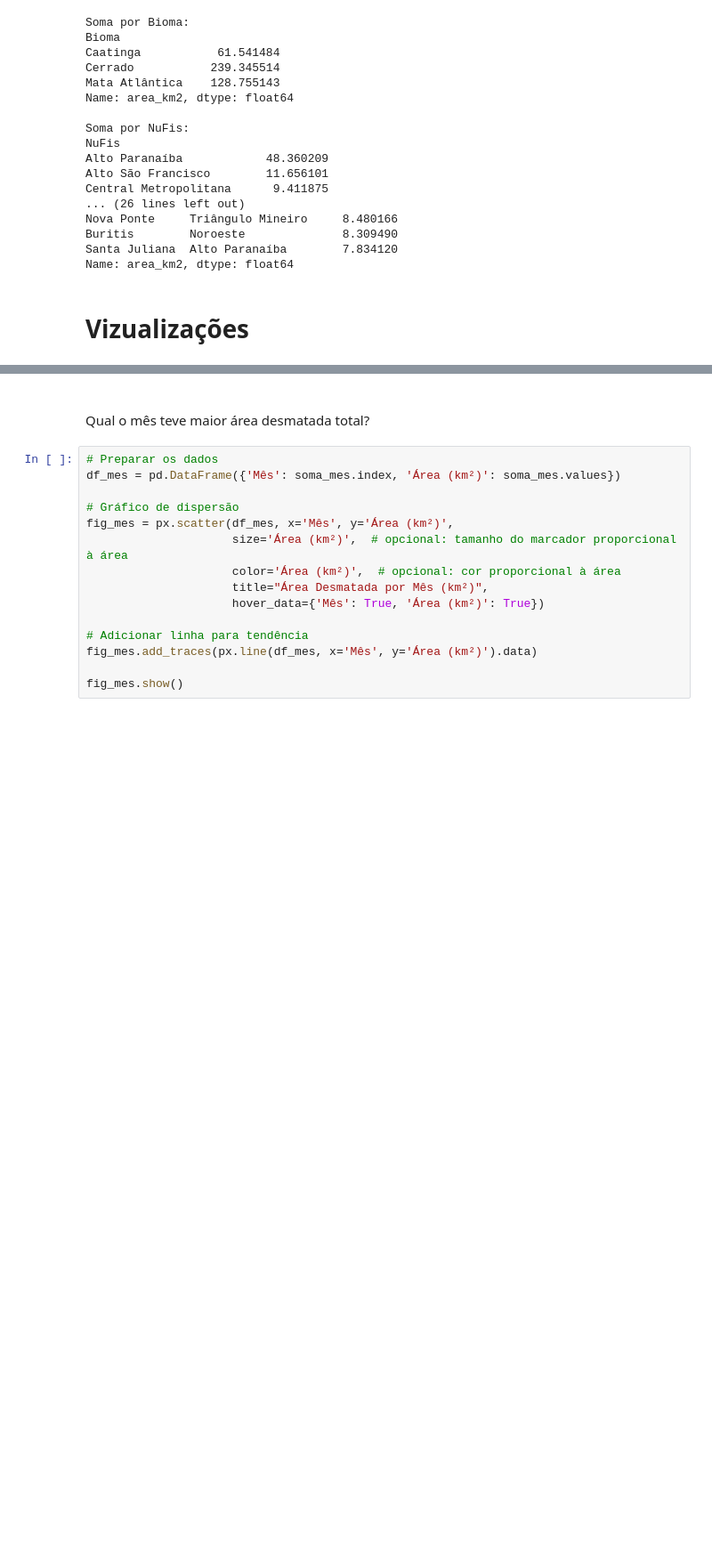
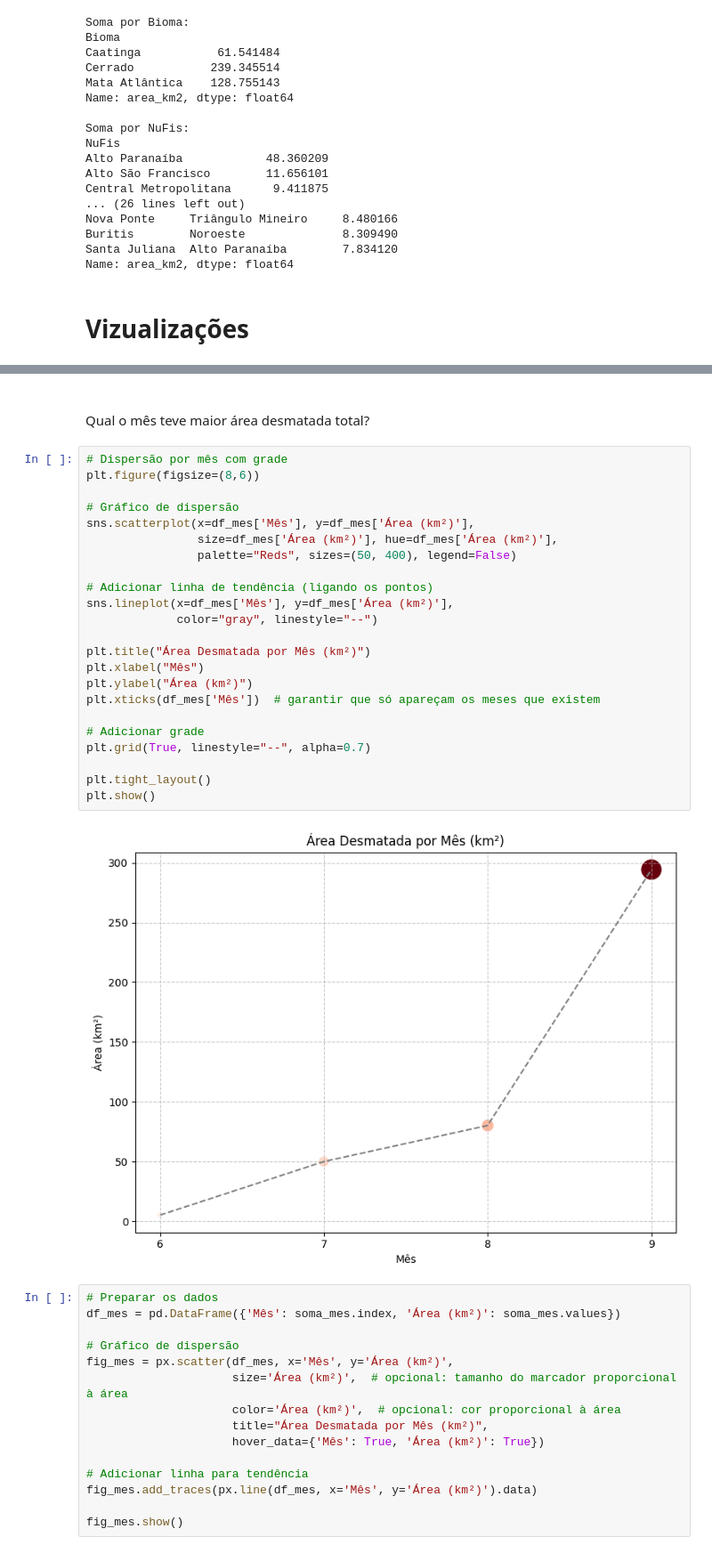
Before and after one commit to isabellehaga/aq-data-scientist-test, a Jupyter notebook: 03_visualizacao.ipynb, the cells around one changed output, grey strips where cells are left out. Shown at 89% size. Drawn from its saved outputs; the diff is of its cells as text; blank space fills up the shorter version.

```diff
--- a/03_visualizacao.ipynb
+++ b/03_visualizacao.ipynb
@@ -105,8 +135,33 @@ fig_nufis.show()
 [interactive output not drawn]
 [interactive output not drawn]
 # %% [markdown]
-#
+##
 Qual o mês teve maior área desmatada total?
+# %%
+# Dispersão por mês com grade
+plt.figure(figsize=(8,6))
+
+# Gráfico de dispersão
+sns.scatterplot(x=df_mes['Mês'], y=df_mes['Área (km²)'],
+                size=df_mes['Área (km²)'], hue=df_mes['Área (km²)'],
+                palette="Reds", sizes=(50, 400), legend=False)
+
+# Adicionar linha de tendência (ligando os pontos)
+sns.lineplot(x=df_mes['Mês'], y=df_mes['Área (km²)'],
+             color="gray", linestyle="--")
+
+plt.title("Área Desmatada por Mês (km²)")
+plt.xlabel("Mês")
+plt.ylabel("Área (km²)")
+plt.xticks(df_mes['Mês'])  # garantir que só apareçam os meses que existem
+
+# Adicionar grade
+plt.grid(True, linestyle="--", alpha=0.7)
+
+plt.tight_layout()
+plt.show()
+# %% [output]
+[figure, added]
 # %%
 # Preparar os dados
 df_mes = pd.DataFrame({'Mês': soma_mes.index, 'Área (km²)': soma_mes.values})
```
Also changed, not shown: parts of 19 cells of this notebook.
